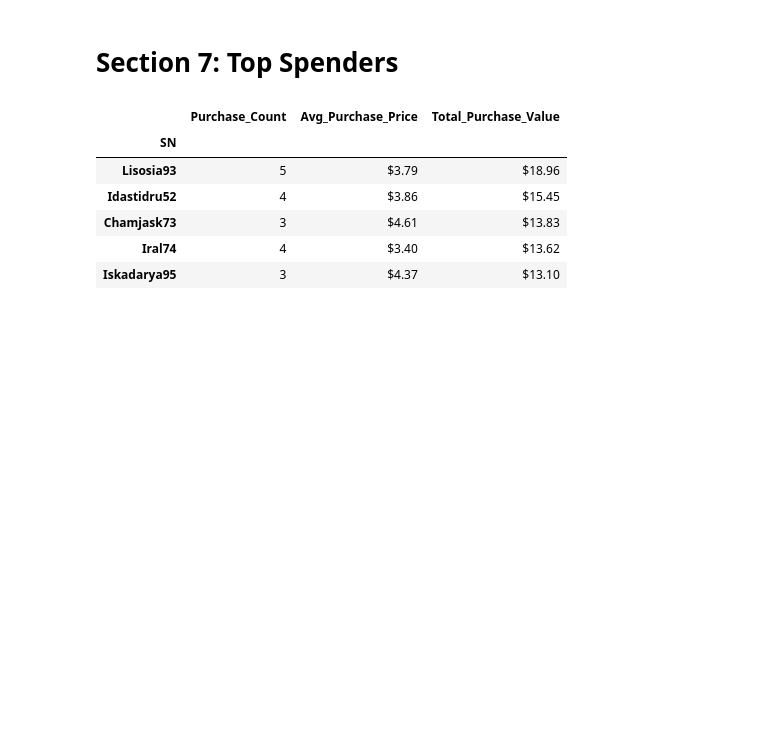
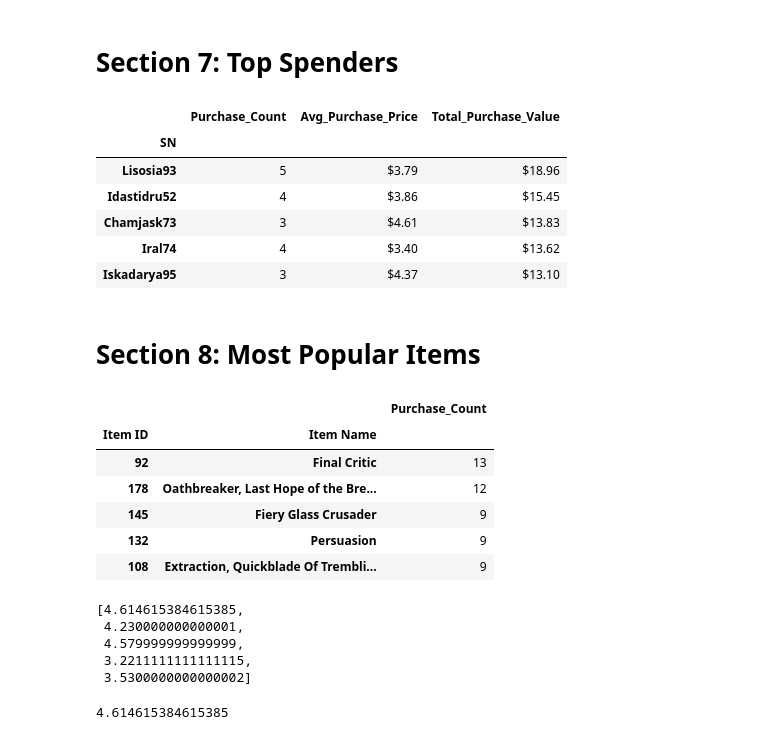
Before and after one commit to cpazoszarain7/pandas-challenge, a Jupyter notebook: HeroesOfPymoli/HeroesOfPymoliAnalysis.ipynb, the cells around one changed output. Saved outputs shown, nothing was run; the diff lists cells and outputs as text; code cells hidden in the pictures; blank space fills up the shorter version.

Commit message:
Initial implementation of top items

```diff
--- a/HeroesOfPymoli/HeroesOfPymoliAnalysis.ipynb
+++ b/HeroesOfPymoli/HeroesOfPymoliAnalysis.ipynb
@@ -301,3 +310,34 @@ topspend
 | Chamjask73 | 3 | $4.61 | $13.83 |
 | Iral74 | 4 | $3.40 | $13.62 |
 | Iskadarya95 | 3 | $4.37 | $13.10 |
+# %% [markdown]
+# Section 8: Most Popular Items
+# %%
+#Create new df for Top 5 Items
+topitems = df.groupby(by=['Item ID','Item Name']).count().sort_values('Price',ascending=False).head(5)
+topitems.drop(['SN','Age','Gender','Price'], axis=1,inplace=True)
+topitems.rename(columns={'Purchase ID':'Purchase_Count'}, inplace=True)
+topitems
+# %% [output]
+|  |  | Purchase_Count |
+| Item ID | Item Name |  |
+| 92 | Final Critic | 13 |
+| 178 | Oathbreaker, Last Hope of the Bre... | 12 |
+| 145 | Fiery Glass Crusader | 9 |
+| 132 | Persuasion | 9 |
+| 108 | Extraction, Quickblade Of Trembli... | 9 |
+# %%
+price = []
+for x in range(0,len(topitems.index)):
+ price.append(df.loc[df['Item ID']==topitems.index[x][0]]['Price'].mean())
+price
+# %% [output]
+[4.614615384615385,
+ 4.230000000000001,
+ 4.579999999999999,
+ 3.2211111111111115,
+ 3.5300000000000002]
+# %%
+df.loc[df['Item ID']==topitems.index[0][0]]['Price'].mean()
+# %% [output]
+4.614615384615385
```
Also changed, not shown: parts of 3 cells of this notebook.
